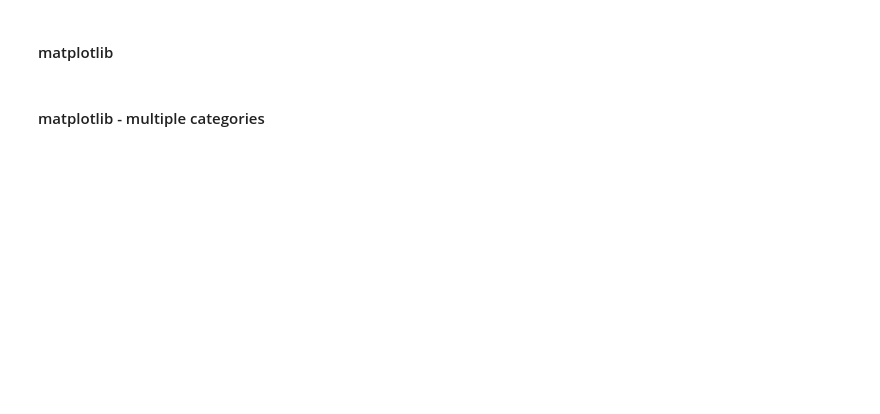
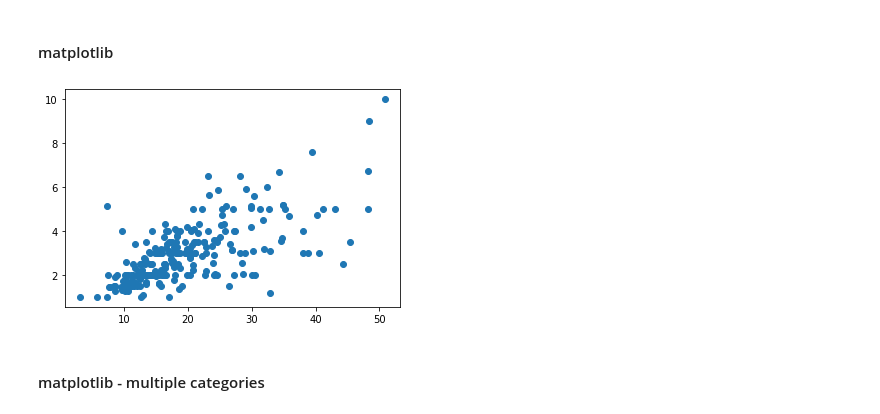
Before and after one commit to CodeupClassroom/pagel-data-science-libraries, a Jupyter notebook: seaborn_lesson.ipynb, the cells around one changed output. Cells and saved outputs as stored; diff of their text form; code cells hidden in the pictures; blank space fills up the shorter version.

```diff
--- a/seaborn_lesson.ipynb
+++ b/seaborn_lesson.ipynb
@@ -44,2 +75,4 @@ we'll be using the tips dataset for this demo
 # %%
 #load the tips dataset
+tips = sns.load_dataset('tips')
+tips.head()
@@ -76,0 +146,3 @@ source: https://seaborn.pydata.org/tutorial/function_overview.html
+# %%
+df = tips
+df.head()
@@ -78,7 +157,9 @@ source: https://seaborn.pydata.org/tutorial/function_overview.html
 #### matplotlib
 # %%
 #matplotlib's scatter to compare total_bill and tip
-
+plt.scatter(df.total_bill, df.tip)
 plt.show()
+# %% [output]
+[figure, added]
 # %% [markdown]
 #### matplotlib - multiple categories
```
Also changed, not shown: parts of 67 cells of this notebook.
